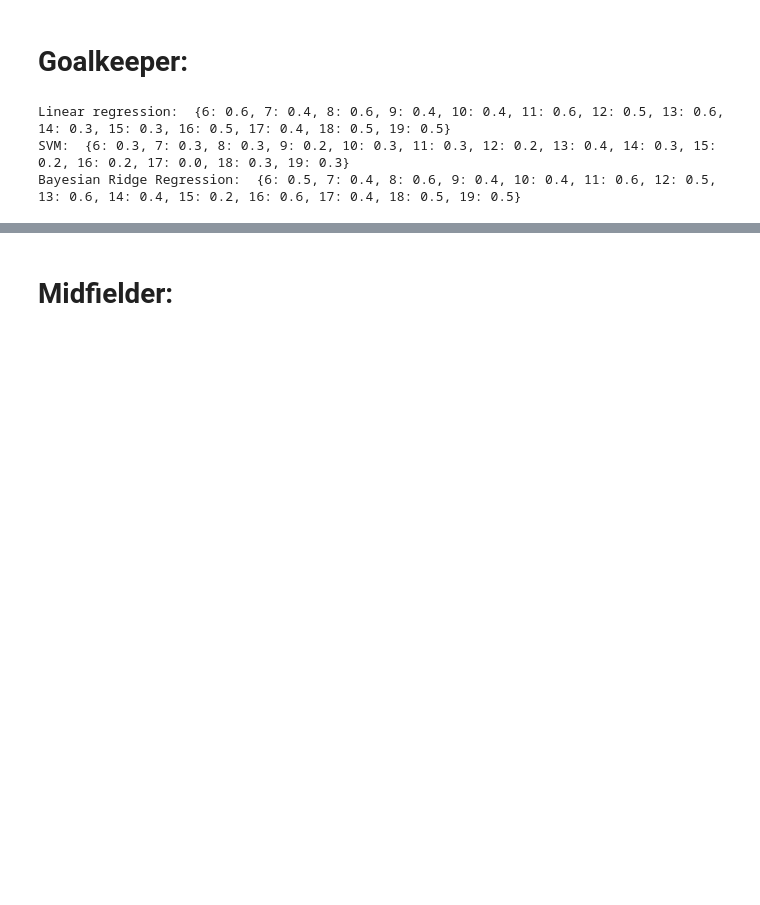
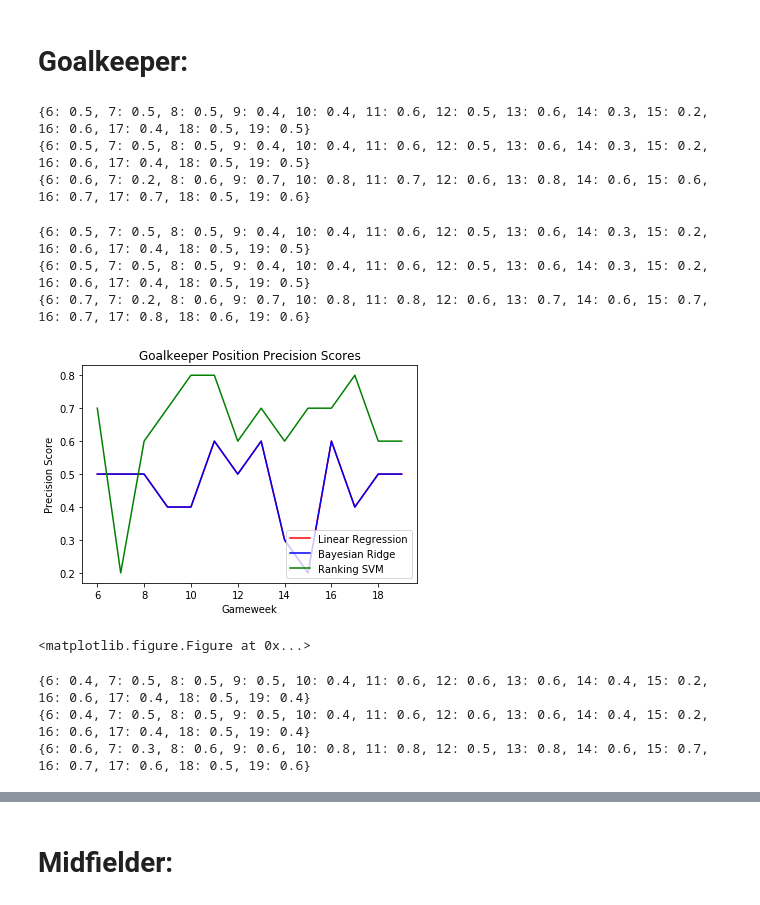
Before and after one commit to rivaldo4t/RecommendationOnFantasyLeague-ROFL, a Jupyter notebook: dataScrape_SB1.ipynb, the cells around one changed output, grey strips where cells are left out. Cells and saved outputs as stored; diff of their text form; code cells hidden in the pictures; blank space fills up the shorter version.

```diff
--- a/dataScrape_SB1.ipynb
+++ b/dataScrape_SB1.ipynb
@@ -1271,24 +1336,48 @@ Bayesian Ridge Regression:  {6: 0.2, 7: 0.1, 8: 0.2, 9: 0.3, 10: 0.2, 11: 0.1, 1
 # %% [markdown]
 # Goalkeeper:
-# %%
-glk_lin_precision = linear_regression(X_train_players_glk_avg_df, Y_train_players_glk_avg_df,
-                                  X_test_players_glk_gw_df, Y_test_players_glk_gw_df)
-print "Linear regression: ", glk_lin_precision
-
-glk_svm_precision = svm(X_train_players_glk_avg_df, Y_train_players_glk_avg_df,
-                                  X_test_players_glk_gw_df, Y_test_players_glk_gw_df)
-print "SVM: ", glk_svm_precision
-
-glk_bayesridge_precision = bayesian_ridge(X_train_players_glk_avg_df, Y_train_players_glk_avg_df,
-                                  X_test_players_glk_gw_df, Y_test_players_glk_gw_df)
-
-print "Bayesian Ridge Regression: ", glk_bayesridge_precision
-
-# glk_neural_precision = neural_network(X_train_players_glk_avg_df, Y_train_players_glk_avg_df,
-#                                   X_test_players_glk_gw_df, Y_test_players_glk_gw_df)
-
-# print "Neural Networks: ", glk_neural_precision
-# %% [output]
-Linear regression:  {6: 0.6, 7: 0.4, 8: 0.6, 9: 0.4, 10: 0.4, 11: 0.6, 12: 0.5, 13: 0.6, 14: 0.3, 15: 0.3, 16: 0.5, 17: 0.4, 18: 0.5, 19: 0.5}
-SVM:  {6: 0.3, 7: 0.3, 8: 0.3, 9: 0.2, 10: 0.3, 11: 0.3, 12: 0.2, 13: 0.4, 14: 0.3, 15: 0.2, 16: 0.2, 17: 0.0, 18: 0.3, 19: 0.3}
-Bayesian Ridge Regression:  {6: 0.5, 7: 0.4, 8: 0.6, 9: 0.4, 10: 0.4, 11: 0.6, 12: 0.5, 13: 0.6, 14: 0.4, 15: 0.2, 16: 0.6, 17: 0.4, 18: 0.5, 19: 0.5}
+# %%
+lin, svr, bayes_ridge, svm_rank = get_goalkeeper_results(glk_features)
+
+print lin
+
+print bayes_ridge
+print svm_rank
+# %% [output]
+{6: 0.5, 7: 0.5, 8: 0.5, 9: 0.4, 10: 0.4, 11: 0.6, 12: 0.5, 13: 0.6, 14: 0.3, 15: 0.2, 16: 0.6, 17: 0.4, 18: 0.5, 19: 0.5}
+{6: 0.5, 7: 0.5, 8: 0.5, 9: 0.4, 10: 0.4, 11: 0.6, 12: 0.5, 13: 0.6, 14: 0.3, 15: 0.2, 16: 0.6, 17: 0.4, 18: 0.5, 19: 0.5}
+{6: 0.6, 7: 0.2, 8: 0.6, 9: 0.7, 10: 0.8, 11: 0.7, 12: 0.6, 13: 0.8, 14: 0.6, 15: 0.6, 16: 0.7, 17: 0.7, 18: 0.5, 19: 0.6}
+# %%
+lin, svr, bayes_ridge, svm_rank = get_goalkeeper_results(glk_features + past_history_features)
+
+print lin
+
+print bayes_ridge
+print svm_rank
+# %% [output]
+{6: 0.5, 7: 0.5, 8: 0.5, 9: 0.4, 10: 0.4, 11: 0.6, 12: 0.5, 13: 0.6, 14: 0.3, 15: 0.2, 16: 0.6, 17: 0.4, 18: 0.5, 19: 0.5}
+{6: 0.5, 7: 0.5, 8: 0.5, 9: 0.4, 10: 0.4, 11: 0.6, 12: 0.5, 13: 0.6, 14: 0.3, 15: 0.2, 16: 0.6, 17: 0.4, 18: 0.5, 19: 0.5}
+{6: 0.7, 7: 0.2, 8: 0.6, 9: 0.7, 10: 0.8, 11: 0.8, 12: 0.6, 13: 0.7, 14: 0.6, 15: 0.7, 16: 0.7, 17: 0.8, 18: 0.6, 19: 0.6}
+# %%
+plt.plot(gw, lin.values(), 'r', label='Linear Regression')
+plt.plot(gw, bayes_ridge.values(), 'b', label='Bayesian Ridge')
+plt.plot(gw, svm_rank.values(), 'g', label='Ranking SVM')
+plt.ylabel('Precision Score')
+plt.xlabel('Gameweek')
+plt.legend(loc='lower right')
+plt.title('Goalkeeper Position Precision Scores')
+plt.show()
+plt.savefig('goalkeeper_precision_1.png')
+# %% [output]
+[figure, added]
+<matplotlib.figure.Figure at 0x...>
+# %%
+lin, svr, bayes_ridge, svm_rank = get_goalkeeper_results(glk_features + past_history_features + implicit_features)
+
+print lin
+
+print bayes_ridge
+print svm_rank
+# %% [output]
+{6: 0.4, 7: 0.5, 8: 0.5, 9: 0.5, 10: 0.4, 11: 0.6, 12: 0.6, 13: 0.6, 14: 0.4, 15: 0.2, 16: 0.6, 17: 0.4, 18: 0.5, 19: 0.4}
+{6: 0.4, 7: 0.5, 8: 0.5, 9: 0.5, 10: 0.4, 11: 0.6, 12: 0.6, 13: 0.6, 14: 0.4, 15: 0.2, 16: 0.6, 17: 0.4, 18: 0.5, 19: 0.4}
+{6: 0.6, 7: 0.3, 8: 0.6, 9: 0.6, 10: 0.8, 11: 0.8, 12: 0.5, 13: 0.8, 14: 0.6, 15: 0.7, 16: 0.7, 17: 0.6, 18: 0.5, 19: 0.6}
```
Also changed, not shown: parts of 53 cells of this notebook, 7 other files.
